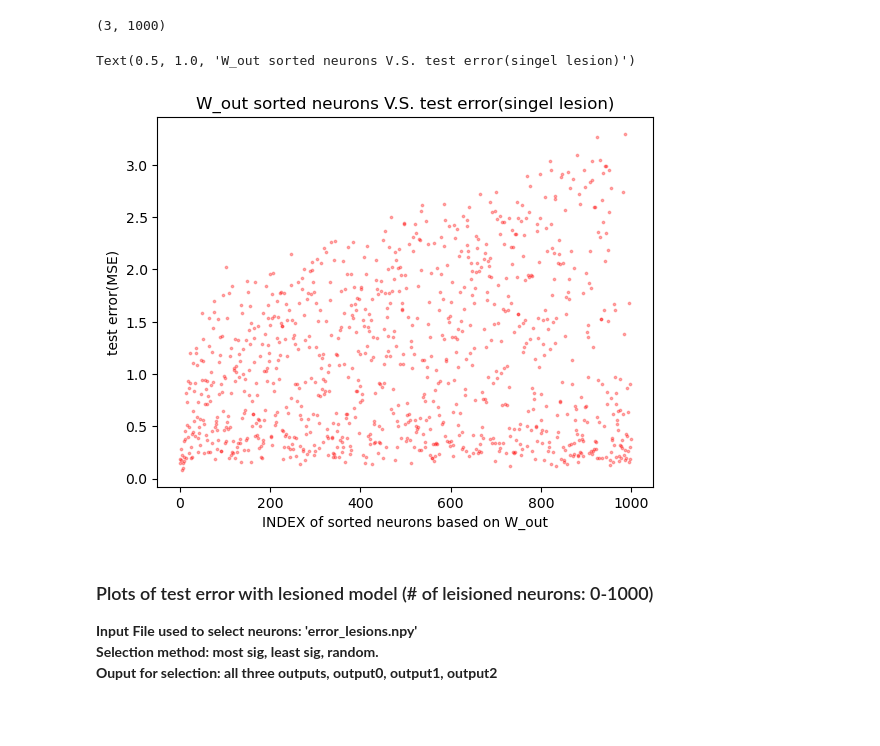
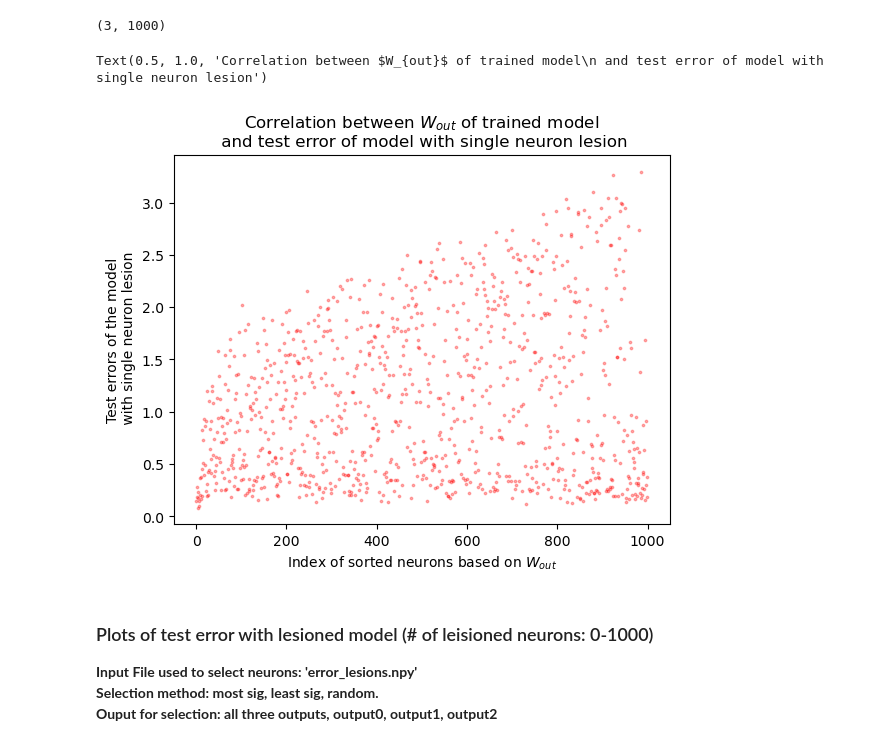
Before and after one commit to Noahkong12/TriceratopsWithLesion, a Jupyter notebook: ESN-WM/plot_weights_and_internals.ipynb, the cells around one changed output. Cells and saved outputs as stored; diff of their text form; code cells hidden in the pictures; blank space fills up the shorter version.

```diff
--- a/ESN-WM/plot_weights_and_internals.ipynb
+++ b/ESN-WM/plot_weights_and_internals.ipynb
@@ -189,14 +189,14 @@ norms_all = np.linalg.norm(W_out, ord=None, axis=0, keepdims=False)
 sorted_neurons = np.argsort(norms_all)
 # %%
 plt.scatter(range(1000), error_wholes[sorted_neurons], c='red', alpha=0.3, marker='o', s=3)
-plt.xlabel('INDEX of sorted neurons based on W_out')
-plt.ylabel('test error(MSE)')
-plt.title('W_out sorted neurons V.S. test error(singel lesion)')
+plt.xlabel('Index of sorted neurons based on $W_{out}$')
+plt.ylabel('Test errors of the model\n with single neuron lesion')
+plt.title('Correlation between $W_{out}$ of trained model\n and test error of model with single neuron lesion')
 
 # It does seem like there’s some correlation btw test error(single neuron lesion) and norms of W_out (with shape(3,1000)).
 # %% [output]
-Text(0.5, 1.0, 'W_out sorted neurons V.S. test error(singel lesion)')
+Text(0.5, 1.0, 'Correlation between $W_{out}$ of trained model\n and test error of model with single neuron lesion')
-[figure, old version]
+[figure, new version]
 # %% [markdown]
 ### Plots of test error with lesioned model (# of leisioned neurons: 0-1000)
 **Input File used to select neurons: 'error_lesions.npy'**
```
Also changed, not shown: parts of 2 cells of this notebook, 1 other file.
